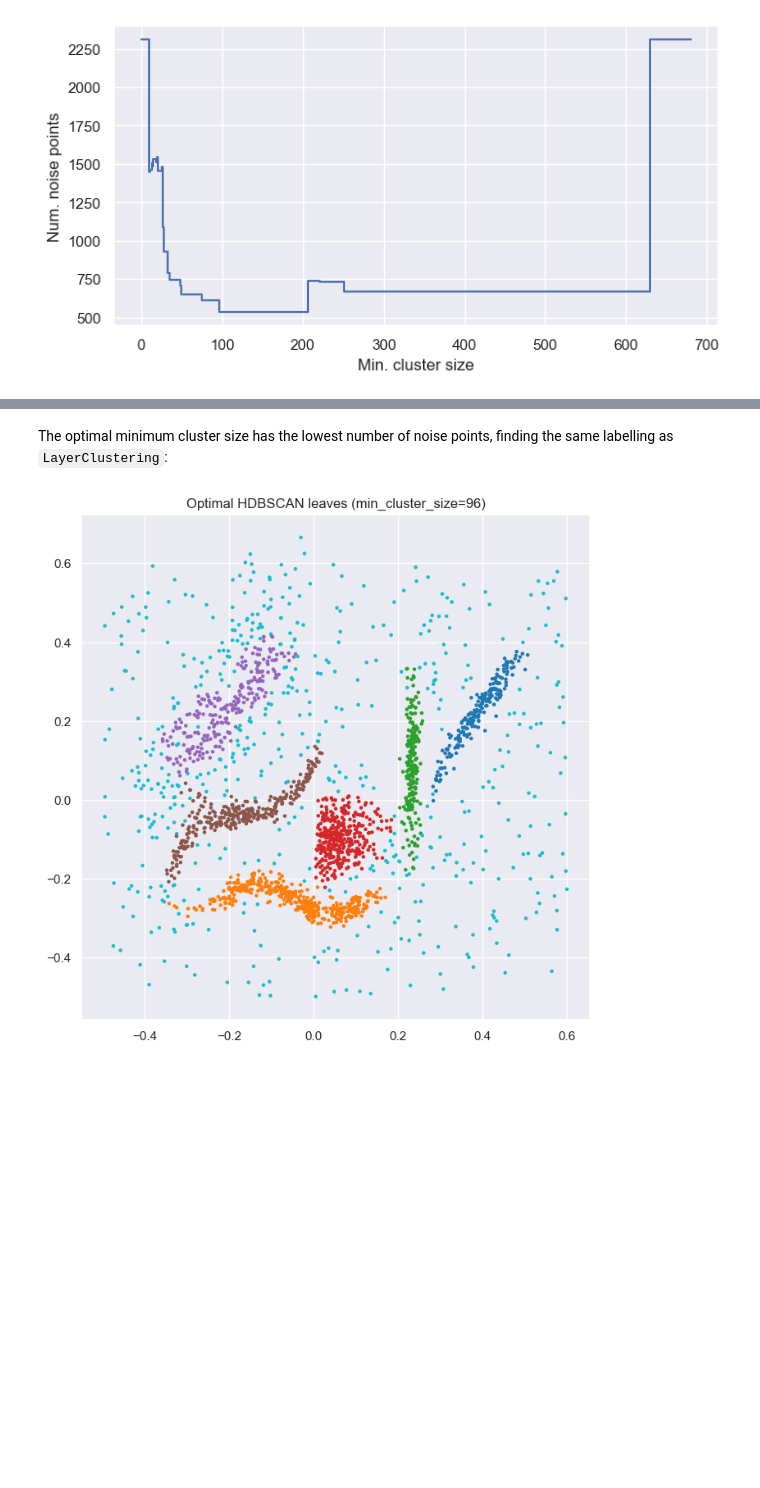
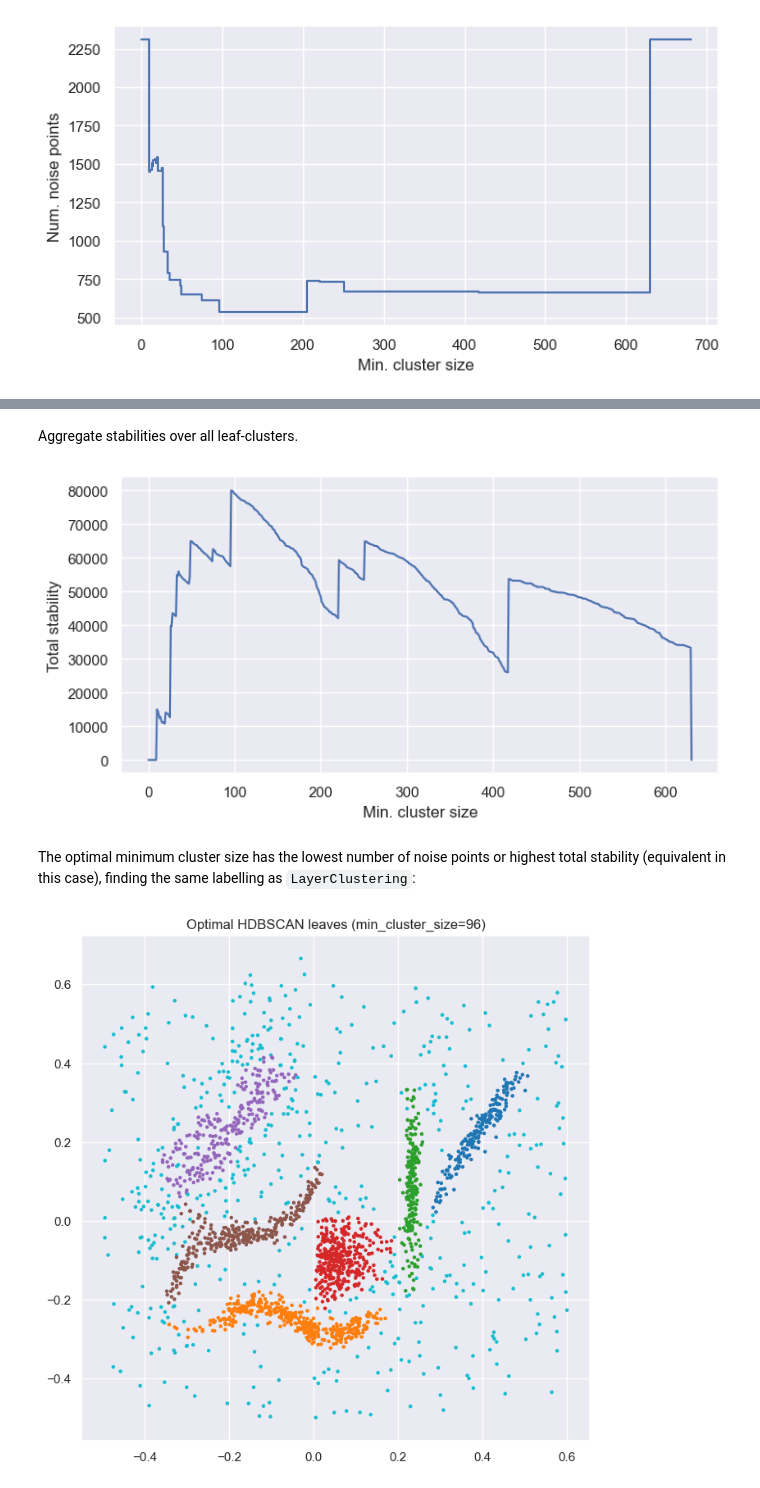
Before and after one commit to JelmerBot/fast_hdbscan, a Jupyter notebook: doc/layer_clustering.ipynb, the cells around one changed output, grey strips where cells are left out. Cells and saved outputs as stored; diff of their text form; code cells hidden in the pictures; blank space fills up the shorter version.

```diff
--- a/doc/layer_clustering.ipynb
+++ b/doc/layer_clustering.ipynb
@@ -197,6 +255,26 @@ plt.show()
+# %% [markdown]
+Aggregate stabilities over all leaf-clusters.
+# %%
+max_death = max(leaf.get("death", 0)+1 for leaf in leaves.values())
+total_stability = np.zeros(max_death)
+for leaf in leaves.values():
+    if "death" in leaf:
+        stability = leaf['stability']
+        min_size = leaf["birth"]
+        max_size = min_size + stability.shape[0]
+        total_stability[min_size:max_size] += stability
+
+fig = plt.figure(figsize=(8, 4))
+plt.plot(total_stability)
+plt.ylabel("Total stability")
+plt.xlabel("Min. cluster size")
+plt.show()
+# %% [output]
+[figure, added]
 # %% [markdown]
-The optimal minimum cluster size has the lowest number of noise points, finding
-the same labelling as `LayerClustering`:
+The optimal minimum cluster size has the lowest number of noise points or
+highest total stability (equivalent in this case), finding the same labelling as
+`LayerClustering`:
 # %%
 from fast_hdbscan.cluster_trees import (
     get_cluster_label_vector,
```
Also changed, not shown: parts of 15 cells of this notebook.
